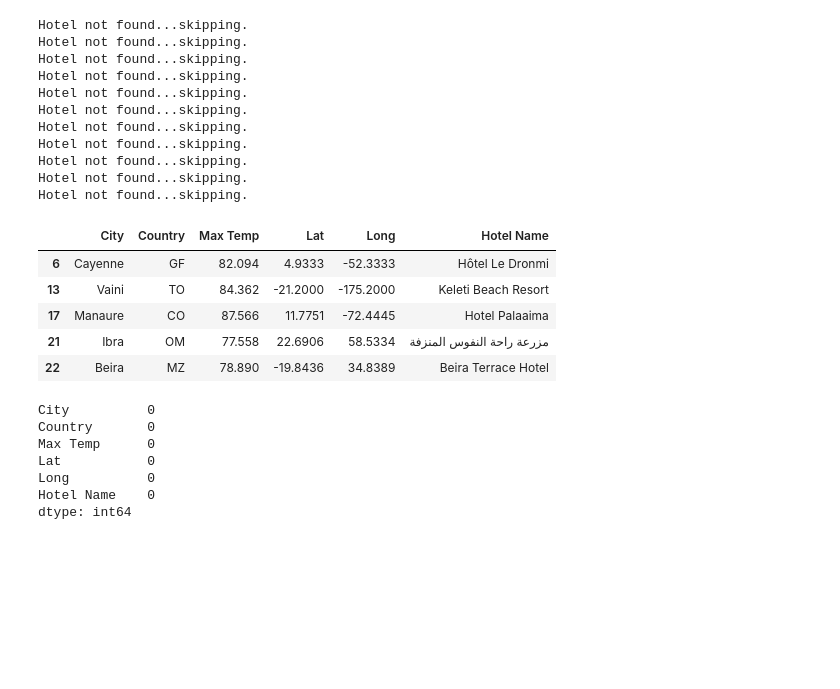
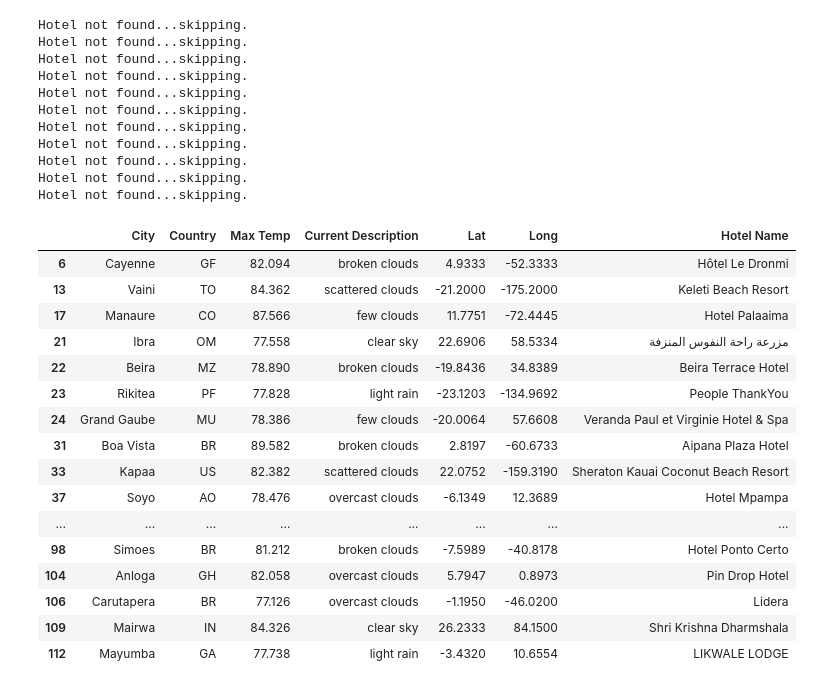
Before and after one commit to Mots94/World_Weather_Analysis, a Jupyter notebook: Vacation_Search/Vacation_Search.ipynb, the cells around one changed output. Cells and saved outputs as stored; diff of their text form; code cells hidden in the pictures; blank space fills up the shorter version.

Commit message:
pulled hotel names using API

```diff
--- a/Vacation_Search/Vacation_Search.ipynb
+++ b/Vacation_Search/Vacation_Search.ipynb
@@ -65,6 +66,6 @@ Wind Speed             0
 Current Description    0
 dtype: int64
 # %%
-hotel_df = weather_pref_df[['City', 'Country', 'Max Temp', 'Lat', 'Long']].copy()
+hotel_df = weather_pref_df[['City', 'Country', 'Max Temp','Current Description', 'Lat', 'Long']].copy()
 
 hotel_df['Hotel Name'] = ''
@@ -104,21 +114,22 @@ Hotel not found...skipping.
 Hotel not found...skipping.
 Hotel not found...skipping.
 # %%
-hotel_df.head()
+hotel_df.head(30)
 # %% [output]
-|  | City | Country | Max Temp | Lat | Long | Hotel Name |
-| 6 | Cayenne | GF | 82.094 | 4.9333 | -52.3333 | Hôtel Le Dronmi |
-| 13 | Vaini | TO | 84.362 | -21.2000 | -175.2000 | Keleti Beach Resort |
-| 17 | Manaure | CO | 87.566 | 11.7751 | -72.4445 | Hotel Palaaima |
-| 21 | Ibra | OM | 77.558 | 22.6906 | 58.5334 | مزرعة راحة النفوس المنزفة |
-| 22 | Beira | MZ | 78.890 | -19.8436 | 34.8389 | Beira Terrace Hotel |
+|  | City | Country | Max Temp | Current Description | Lat | Long | Hotel Name |
+| 6 | Cayenne | GF | 82.094 | broken clouds | 4.9333 | -52.3333 | Hôtel Le Dronmi |
+| 13 | Vaini | TO | 84.362 | scattered clouds | -21.2000 | -175.2000 | Keleti Beach Resort |
+| 17 | Manaure | CO | 87.566 | few clouds | 11.7751 | -72.4445 | Hotel Palaaima |
+| 21 | Ibra | OM | 77.558 | clear sky | 22.6906 | 58.5334 | مزرعة راحة النفوس المنزفة |
+| 22 | Beira | MZ | 78.890 | broken clouds | -19.8436 | 34.8389 | Beira Terrace Hotel |
+| 23 | Rikitea | PF | 77.828 | light rain | -23.1203 | -134.9692 | People ThankYou |
+| 24 | Grand Gaube | MU | 78.386 | few clouds | -20.0064 | 57.6608 | Veranda Paul et Virginie Hotel & Spa |
+| 31 | Boa Vista | BR | 89.582 | broken clouds | 2.8197 | -60.6733 | Aipana Plaza Hotel |
+| 33 | Kapaa | US | 82.382 | scattered clouds | 22.0752 | -159.3190 | Sheraton Kauai Coconut Beach Resort |
+| 37 | Soyo | AO | 78.476 | overcast clouds | -6.1349 | 12.3689 | Hotel Mpampa |
+| ... | ... | ... | ... | ... | ... | ... | ... |
+| 98 | Simoes | BR | 81.212 | broken clouds | -7.5989 | -40.8178 | Hotel Ponto Certo |
+| 104 | Anloga | GH | 82.058 | overcast clouds | 5.7947 | 0.8973 | Pin Drop Hotel |
+| 106 | Carutapera | BR | 77.126 | overcast clouds | -1.1950 | -46.0200 | Lidera |
+| 109 | Mairwa | IN | 84.326 | clear sky | 26.2333 | 84.1500 | Shri Krishna Dharmshala |
+| 112 | Mayumba | GA | 77.738 | light rain | -3.4320 | 10.6554 | LIKWALE LODGE |
-# %%
-hotel_df.isnull().sum()
-# %% [output]
-City          0
-Country       0
-Max Temp      0
-Lat           0
-Long          0
-Hotel Name    0
-dtype: int64
```
Also changed, not shown: parts of 6 cells of this notebook, 1 other file.
